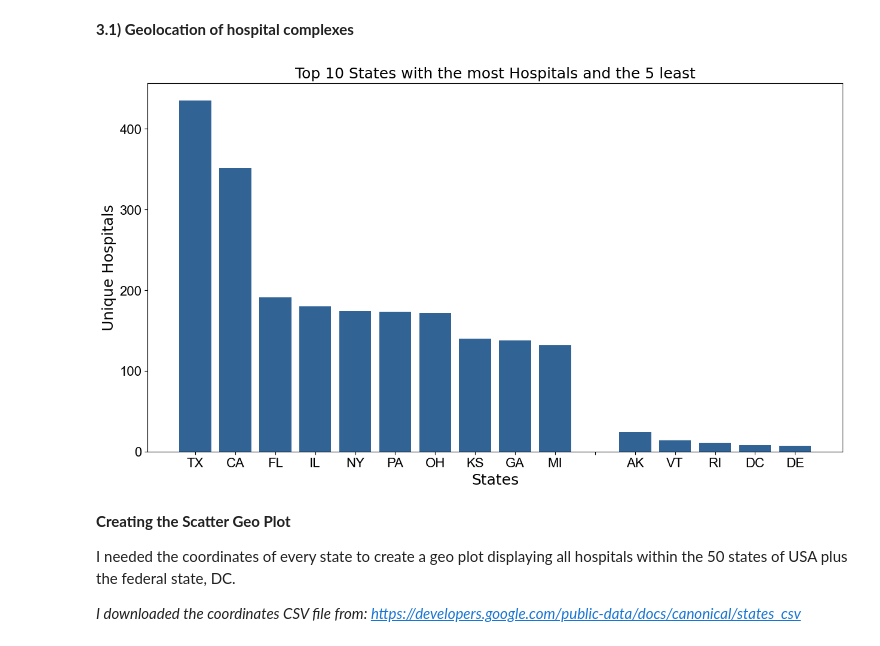
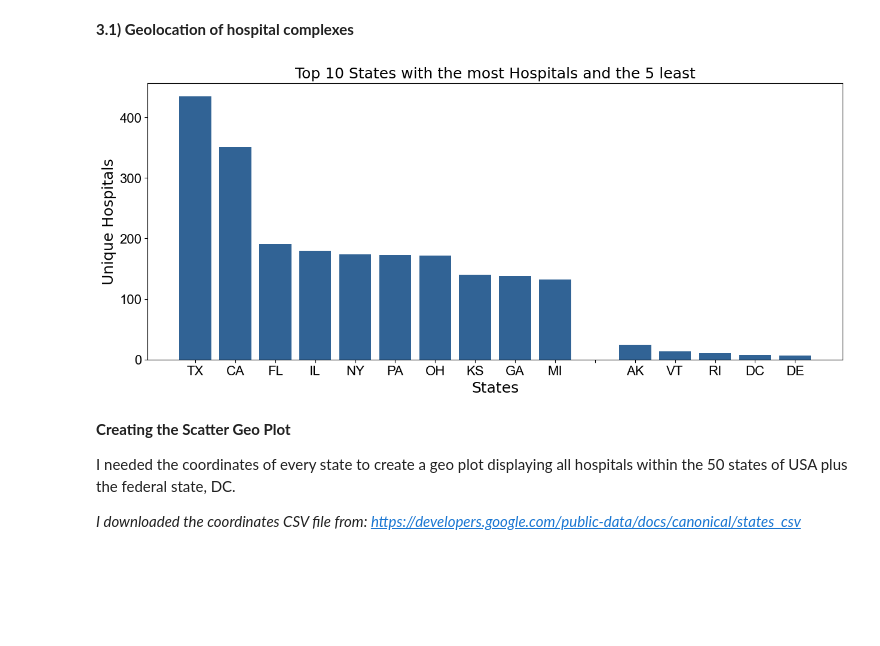
Before and after one commit to beko50/python-data, a Jupyter notebook: 1_Patient Experience.ipynb, the cells around one changed output. Cells and saved outputs as stored; diff of their text form; code cells hidden in the pictures; blank space fills up the shorter version.

```diff
--- a/1_Patient Experience.ipynb
+++ b/1_Patient Experience.ipynb
@@ -41,7 +41,7 @@ from sklearn.linear_model import LinearRegression
 # %%
 # Establish connection to PostgreSQL database
 
-engine = create_engine('postgresql://postgres:issagod098@localhost:5433/health_ps')
+engine = create_engine('postgresql://postgres:**********@localhost:5433/health_ps')
 # %%
 tables = {
     'hospitals': ['healthcare_year1', 'healthcare_year2', 'healthcare_year3', 'healthcare_year4'],
@@ -184,36 +184,35 @@ Unfortunately, only 1066408 ratings of hospitals are available
 # Unique hospitals by facilty_id
 unique_hospitals = hospitals_data.groupby("state")["facility_id"].nunique()
 unique_hospitals = unique_hospitals.sort_values(ascending=False)
 
 # Get top 20 states by hospital count
 top_states = unique_hospitals.head(10)
 states = top_states.index.to_list()
 counts = top_states.values.tolist()
 
 for _ in range(5):
     states.append("")
     counts.append(0)
 
 # Add counts for the less frequent states
 remaining_states = unique_hospitals.index[-5:]
 remaining_counts = unique_hospitals.values[-5:]
 
 states.extend(remaining_states)
 counts.extend(remaining_counts)
 
-# BarChart
-plt.figure(figsize=(15, 8))
+plt.figure(figsize=(15, 6))
 plt.bar(states, counts, color='#316395', width=0.8)
 
 plt.title("Top 10 States with the most Hospitals and the 5 least", fontsize=18)
 plt.xlabel("States", fontsize=18)
 plt.ylabel("Unique Hospitals", fontsize=18)
 plt.xticks(fontsize=16, fontfamily='Arial', color='black')
 plt.yticks(fontsize=16, fontfamily='Arial', color='black')
 
 plt.show()
 # %% [output]
-[figure, old version]
+[figure, new version]
 # %% [markdown]
 **Creating the Scatter Geo Plot**
 
```
Also changed, not shown: parts of 12 cells of this notebook.
